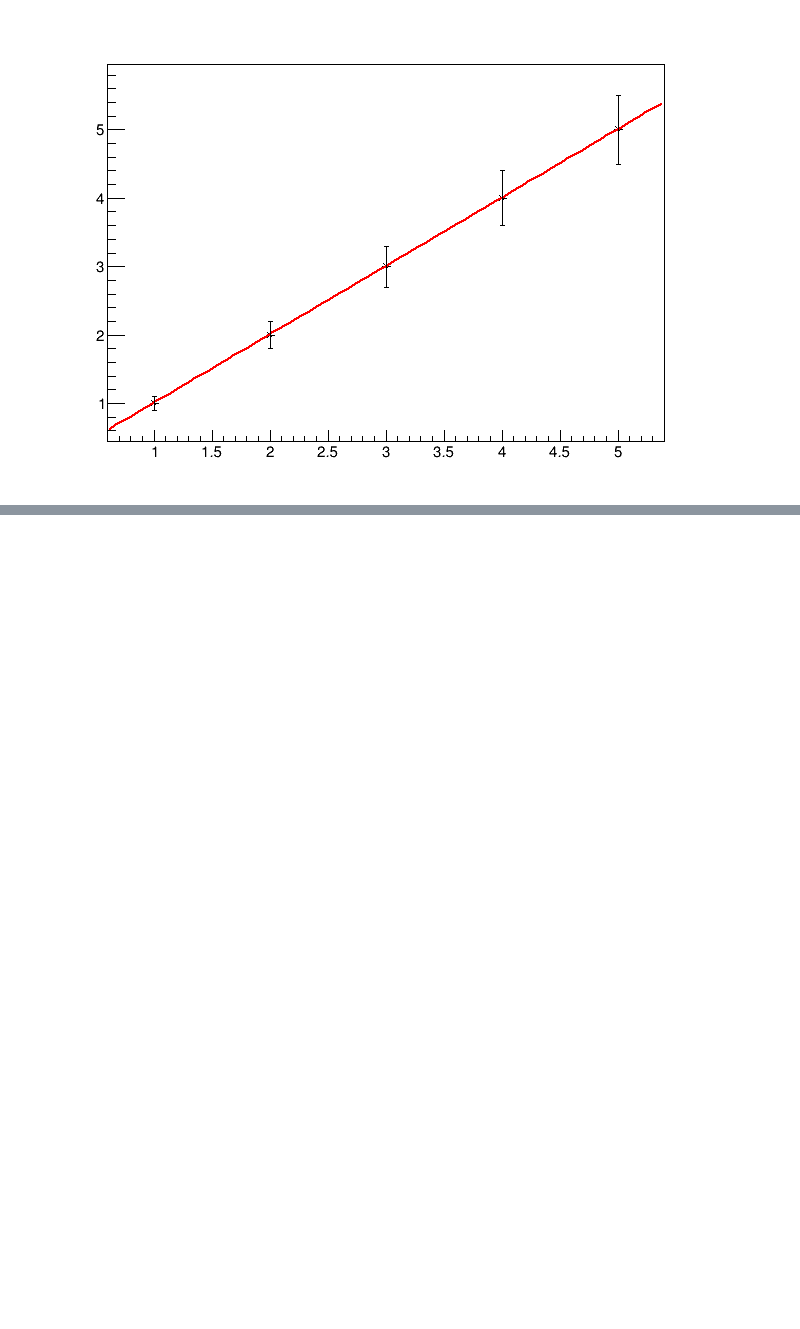
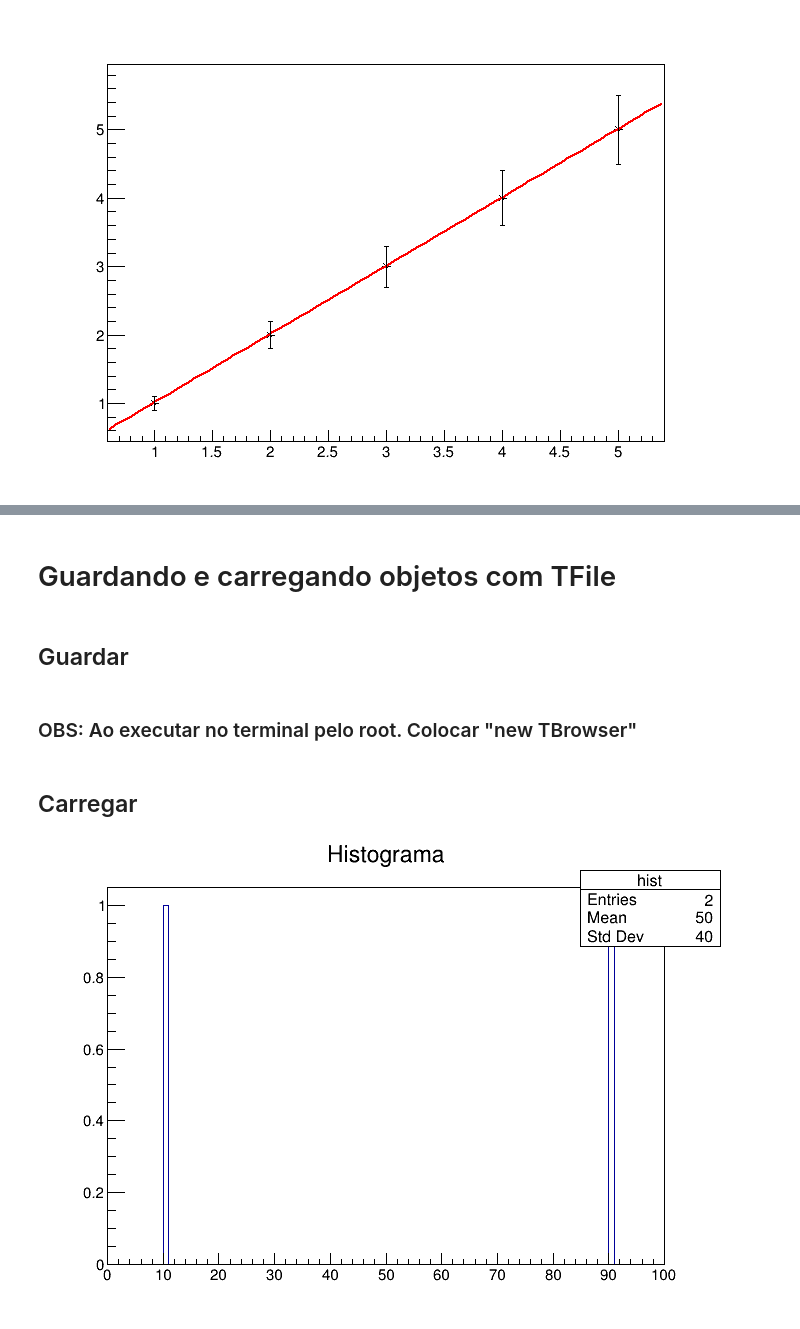
Before and after one commit to gabriels3t/Aprendendo-Cern-Root, a Jupyter notebook: main.ipynb, the cells around one changed output, grey strips where cells are left out. Cells and saved outputs as stored; diff of their text form; code cells hidden in the pictures; blank space fills up the shorter version.

Commit message:
Guardar e carregar obj com TFile

```diff
--- a/main.ipynb
+++ b/main.ipynb
@@ -407,0 +414,29 @@ p1                        =            1   +/-   0.0833958
+# %% [markdown]
+# Guardando e carregando objetos com TFile
+# %% [markdown]
+## Guardar
+# %%
+c = ROOT.TCanvas()
+pasta = ROOT.TFile("output/saida.root",'RECREATE')
+hist = ROOT.TH1F("hist",'Histograma',100,0,100)
+hist.Fill(10)
+hist.Fill(90)
+
+pasta.Write()
+pasta.Close()
+# %% [markdown]
+### OBS: Ao executar no terminal pelo root. Colocar "new TBrowser"
+# %% [markdown]
+## Carregar
+# %%
+%%cpp
+TCanvas * c = new TCanvas();
+TFile *file = new TFile ("output/saida.root","READ");
+TH1F *hist = (TH1F*)file->Get("hist");
+
+
+hist->DrawClone();
+c->Draw();
+//file->Close();
+# %% [output]
+[figure, added]
```
Also changed, not shown: parts of 3 cells of this notebook, 1 other file.
